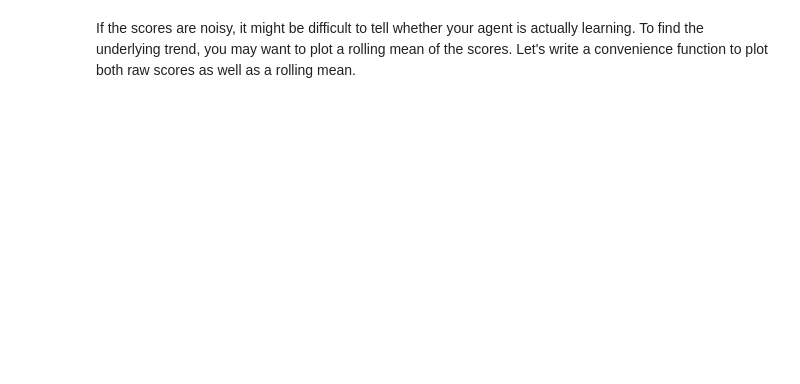
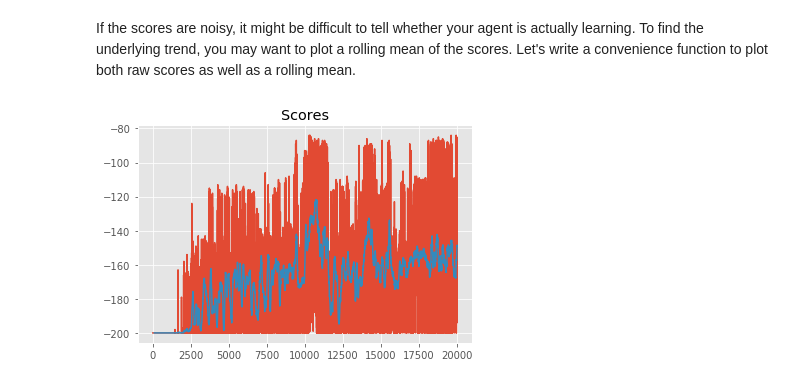
Before and after one commit to kennydukor/Reinforcement-Learning, a Jupyter notebook: 4_Continous Space Control/Discretization Method/Mountain Car Environment.ipynb, the cells around one changed output. Drawn from its saved outputs; the diff is of its cells as text; code cells hidden in the pictures; blank space fills up the shorter version.

```diff
--- a/4_Continous Space Control/Discretization Method/Mountain Car Environment.ipynb
+++ b/4_Continous Space Control/Discretization Method/Mountain Car Environment.ipynb
@@ -389,2 +390,13 @@ plt.plot(scores); plt.title("Scores");
 # %% [markdown]
 If the scores are noisy, it might be difficult to tell whether your agent is actually learning. To find the underlying trend, you may want to plot a rolling mean of the scores. Let's write a convenience function to plot both raw scores as well as a rolling mean.
+# %%
+def plot_scores(scores, rolling_window=100):
+    """Plot scores and optional rolling mean using specified window."""
+    plt.plot(scores); plt.title("Scores");
+    rolling_mean = pd.Series(scores).rolling(rolling_window).mean()
+    plt.plot(rolling_mean);
+    return rolling_mean
+
+rolling_mean = plot_scores(scores)
+# %% [output]
+[figure, added]
```
Also changed, not shown: parts of 14 cells of this notebook.
